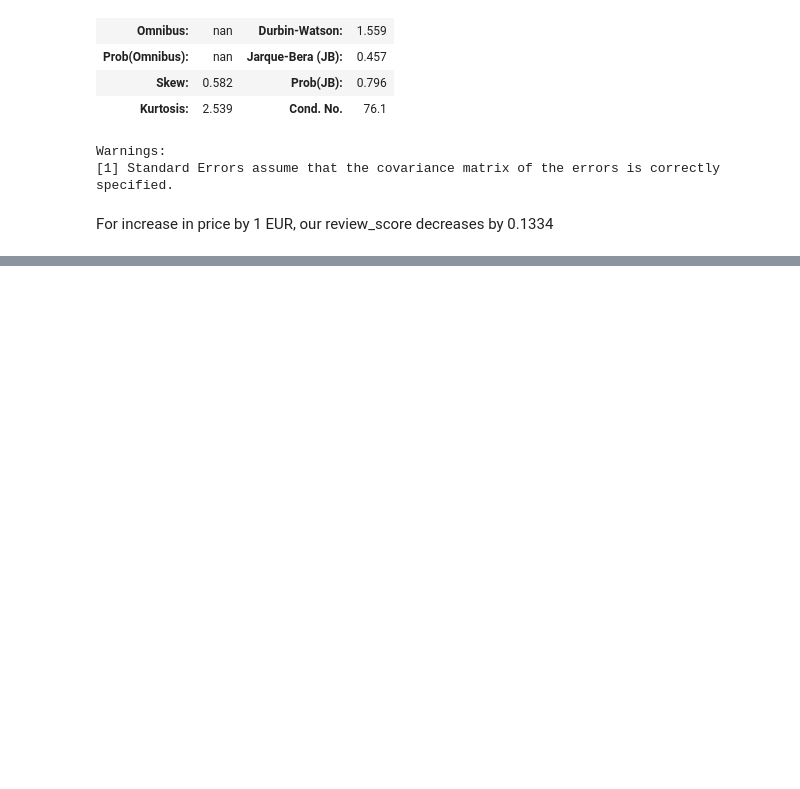
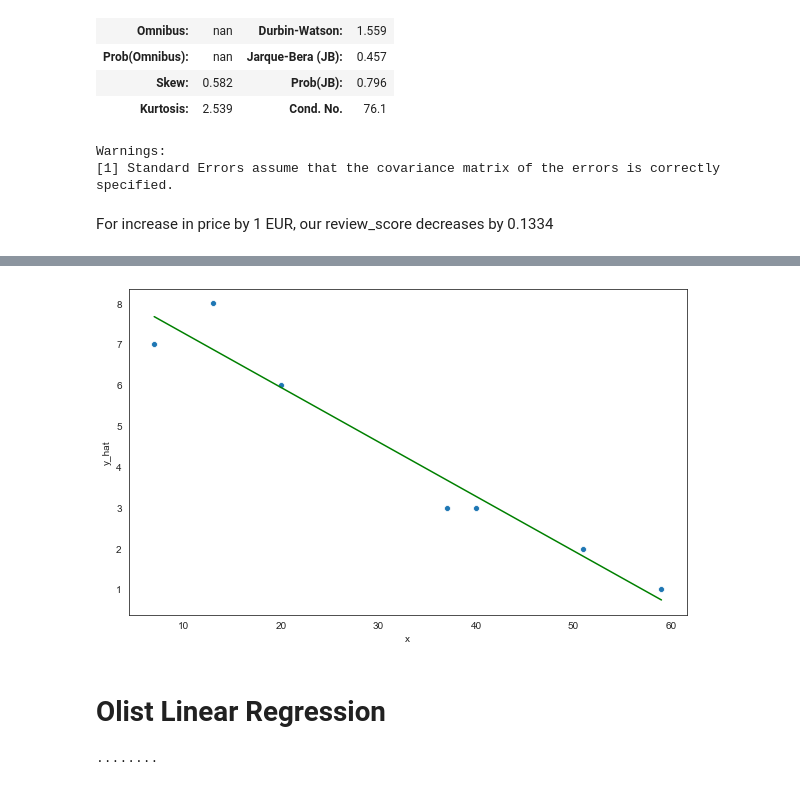
Before and after one commit to ironhack-datalabs/data-ber-08-20, a Jupyter notebook: Notes/module-2/week-5/1-linear_regression.ipynb, the cells around one changed output, grey strips where cells are left out. Drawn from its saved outputs; the diff is of its cells as text; code cells hidden in the pictures; blank space fills up the shorter version.

Commit message:
adding afternoon linear regression notes

```diff
--- a/Notes/module-2/week-5/1-linear_regression.ipynb
+++ b/Notes/module-2/week-5/1-linear_regression.ipynb
@@ -150,0 +153,2 @@ For increase in price by 1 EUR, our review_score decreases by 0.1334
+# %%
+df = df.assign(y_hat=lin_reg.predict(df[["const", "x"]]))
@@ -150,0 +166,24 @@ For increase in price by 1 EUR, our review_score decreases by 0.1334
+# %%
+fig, ax = plt.subplots(figsize=(10,6))
+sns.scatterplot(data=df,
+                x="x",
+                y="y",
+                ax=ax);
+
+sns.lineplot(data=df,
+             x="x",
+             y="y_hat",
+             color="green",
+             ax=ax);
+# %% [output]
+[figure, added]
+# %% [markdown]
+# Olist Linear Regression
+# %%
+conn = pymysql.connect(host='localhost',
+                       port=3306,
+                       user="root",
+                       passwd=getpass.getpass(),
+                       db="olist")
+# %% [output]
+········
```
Also changed, not shown: parts of 23 cells of this notebook.
